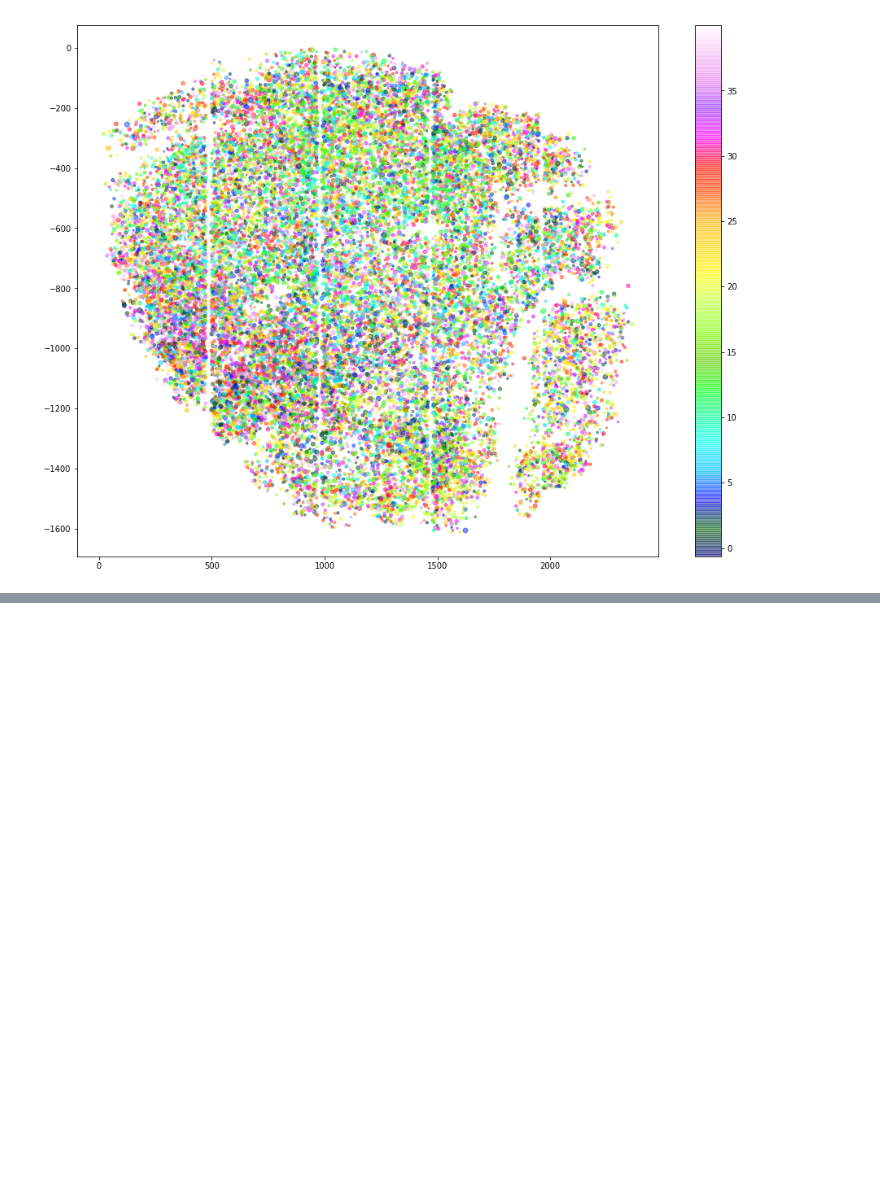
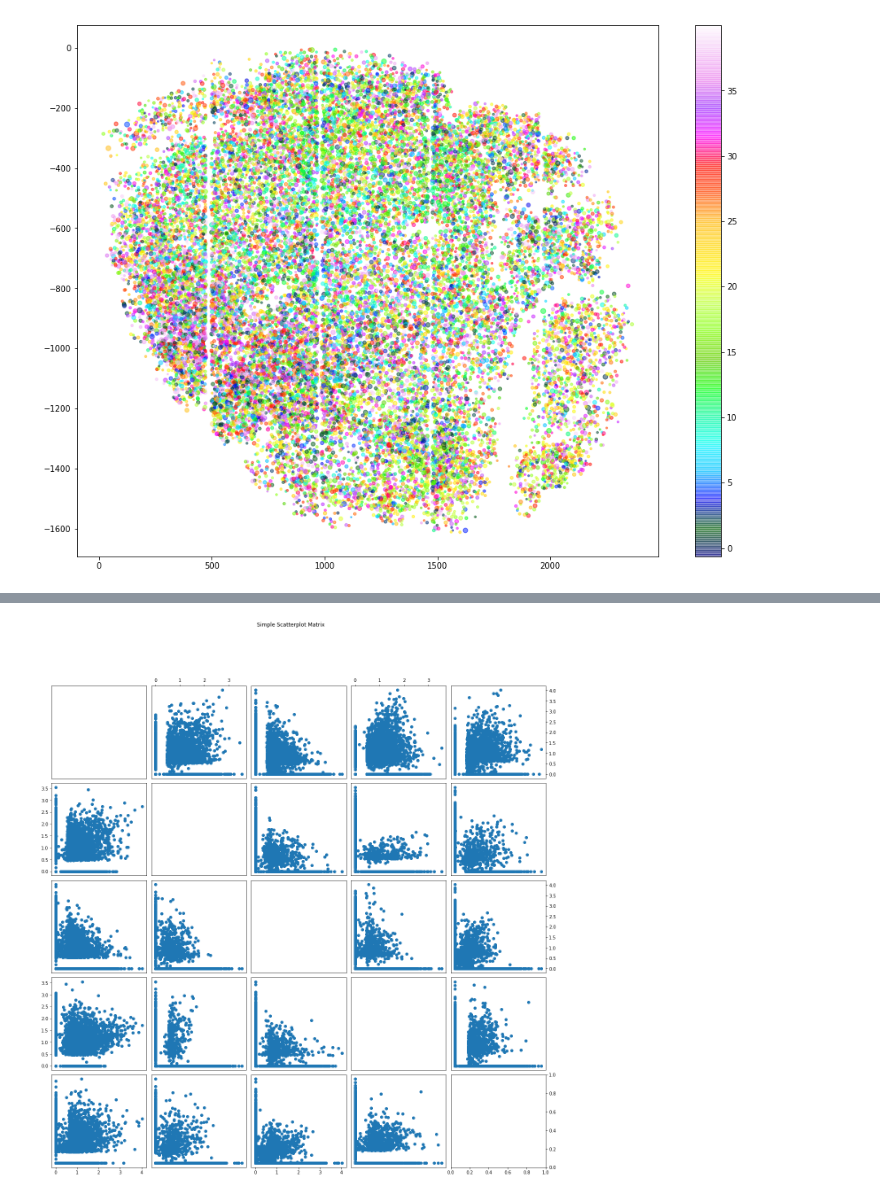
Before and after one commit to MouseLand/EnsemblePursuit, a Jupyter notebook: Visualizations/SpksNotebook.ipynb, the cells around one changed output, grey strips where cells are left out. Saved outputs shown, nothing was run; the diff lists cells and outputs as text; code cells hidden in the pictures; blank space fills up the shorter version.

```diff
--- a/Visualizations/SpksNotebook.ipynb
+++ b/Visualizations/SpksNotebook.ipynb
@@ -107,0 +123,54 @@ plt.show()
+# %%
+import itertools
+import numpy as np
+import matplotlib.pyplot as plt
+
+def scatterplot_matrix(data, names, **kwargs):
+    """Plots a scatterplot matrix of subplots.  Each row of "data" is plotted
+    against other rows, resulting in a nrows by nrows grid of subplots with the
+    diagonal subplots labeled with "names".  Additional keyword arguments are
+    passed on to matplotlib's "plot" command. Returns the matplotlib figure
+    object containg the subplot grid."""
+    numvars, numdata = data.shape
+    fig, axes = plt.subplots(nrows=numvars, ncols=numvars, figsize=(20,20))
+    fig.subplots_adjust(hspace=0.05, wspace=0.05)
+
+    for ax in axes.flat:
+        # Hide all ticks and labels
+        ax.xaxis.set_visible(False)
+        ax.yaxis.set_visible(False)
+
+        # Set up ticks only on one side for the "edge" subplots...
+        if ax.is_first_col():
+            ax.yaxis.set_ticks_position('left')
+        if ax.is_last_col():
+            ax.yaxis.set_ticks_position('right')
+        if ax.is_first_row():
+            ax.xaxis.set_ticks_position('top')
+        if ax.is_last_row():
+            ax.xaxis.set_ticks_position('bottom')
+
+    # Plot the data.
+    for i, j in zip(*np.triu_indices_from(axes, k=1)):
+        for x, y in [(i,j), (j,i)]:
+            axes[x,y].plot(data[x], data[y], **kwargs)
+
+    # Label the diagonal subplots...
+    '''
+    for i, label in enumerate(names):
+        axes[i,i].annotate(label, (0.5, 0.5), xycoords='axes fraction',
+                ha='center', va='center')
+    '''
+    # Turn on the proper x or y axes ticks.
+    for i, j in zip(range(numvars), itertools.cycle((-1, 0))):
+        axes[j,i].xaxis.set_visible(True)
+        axes[i,j].yaxis.set_visible(True)
+
+    return fig
+
+fig = scatterplot_matrix(U[:,0:5].T, 0,marker='o',linestyle='none')
+            #linestyle='none', marker='o', color='black', mfc='none')
+fig.suptitle('Simple Scatterplot Matrix')
+plt.show()
+# %% [output]
+[figure, added]
```
Also changed, not shown: parts of 2 cells of this notebook.
